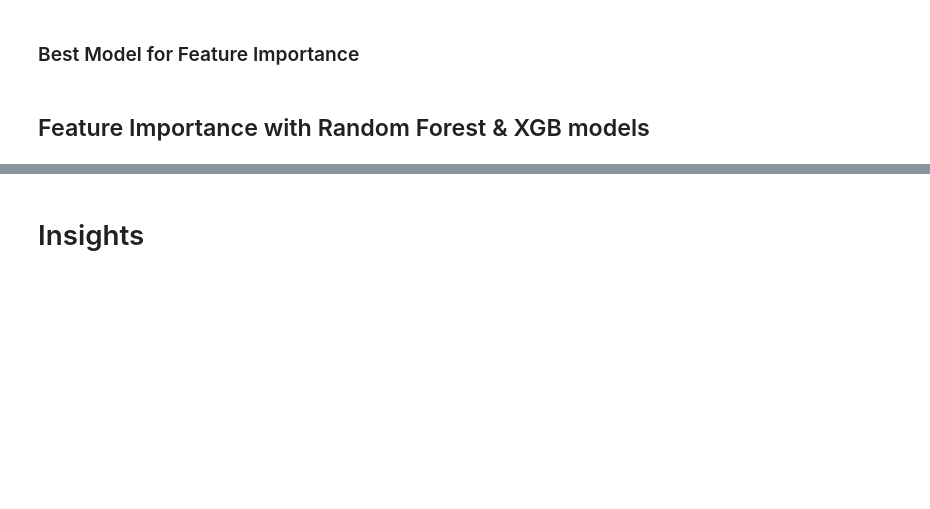
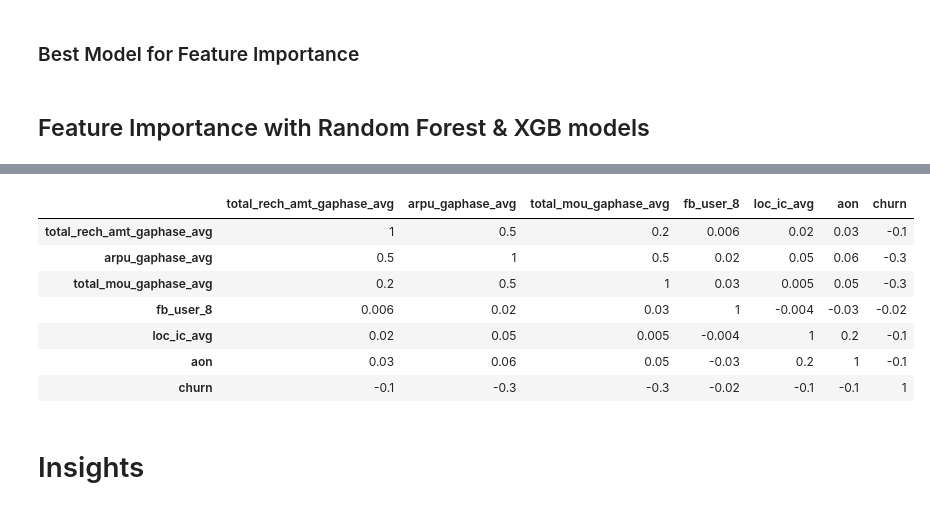
Before and after one commit to Lakshmi-1212/TelecomChurn_CaseStudy, a Jupyter notebook: TelcomChurn_CaseStudy.ipynb, the cells around one changed output, grey strips where cells are left out. Drawn from its saved outputs; the diff is of its cells as text; code cells hidden in the pictures; blank space fills up the shorter version.

```diff
--- a/TelcomChurn_CaseStudy.ipynb
+++ b/TelcomChurn_CaseStudy.ipynb
@@ -1170,3 +1983,15 @@ imp_rf_oversampled_df.sort_values(by="Imp", ascending=False)
+# %%
+
+corr.style.background_gradient(cmap='coolwarm').set_precision(1)
+# %% [output]
+|  | total_rech_amt_gaphase_avg | arpu_gaphase_avg | total_mou_gaphase_avg | fb_user_8 | loc_ic_avg | aon | churn |
+| total_rech_amt_gaphase_avg | 1 | 0.5 | 0.2 | 0.006 | 0.02 | 0.03 | -0.1 |
+| arpu_gaphase_avg | 0.5 | 1 | 0.5 | 0.02 | 0.05 | 0.06 | -0.3 |
+| total_mou_gaphase_avg | 0.2 | 0.5 | 1 | 0.03 | 0.005 | 0.05 | -0.3 |
+| fb_user_8 | 0.006 | 0.02 | 0.03 | 1 | -0.004 | -0.03 | -0.02 |
+| loc_ic_avg | 0.02 | 0.05 | 0.005 | -0.004 | 1 | 0.2 | -0.1 |
+| aon | 0.03 | 0.06 | 0.05 | -0.03 | 0.2 | 1 | -0.1 |
+| churn | -0.1 | -0.3 | -0.3 | -0.02 | -0.1 | -0.1 | 1 |
 # %% [markdown]
 # Insights
 # %% [markdown]
```
Also changed, not shown: parts of 105 cells of this notebook.
